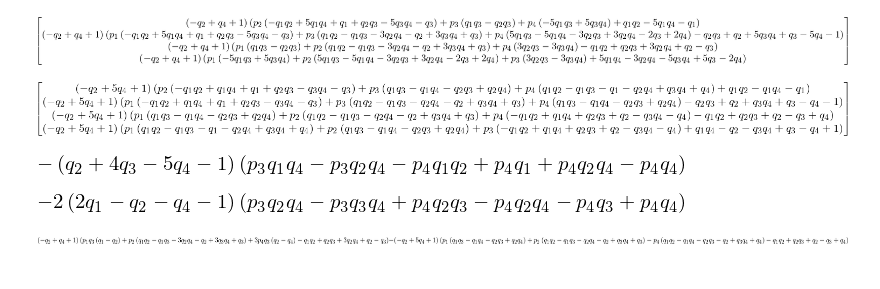
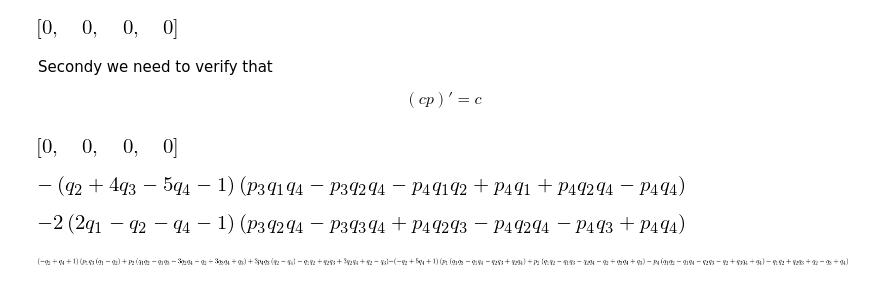
Before and after one commit to Nikoleta-v3/Memory-size-in-the-prisoners-dilemma, a Jupyter notebook: nbs/Derivative of quadratic forms.ipynb, the cells around one changed output. Drawn from its saved outputs; the diff is of its cells as text; code cells hidden in the pictures.

```diff
--- a/nbs/Derivative of quadratic forms.ipynb
+++ b/nbs/Derivative of quadratic forms.ipynb
@@ -26,0 +13,2 @@ q = (q_1, q_2, q_3, q_4)
+# %%
+ps =  np.array(p)
@@ -29,0 +31,14 @@ Q_den = opt_mo.mem_quadratic_denominator(q)
+# %%
+expr = np.dot(ps, Q.dot(ps.T)).simplify()
+# %%
+lhs = [sym.diff(expr, i).factor() for i in p]
+# %%
+rhs = sym.Matrix(np.dot(p, Q) * 2)
+# %%
+[(lhs[i] - rhs[i]).simplify() for i,_ in enumerate(p)]
+# %% [output]
+[figure, added]
+# %% [markdown]
+Secondy we need to verify that
+
+$$ (cp)' = c$$
@@ -29,0 +51,4 @@ Q_den = opt_mo.mem_quadratic_denominator(q)
+# %%
+[(lhs[i] - c[i]) for i, _ in enumerate(p)]
+# %% [output]
+[figure, added]
@@ -31,15 +59,8 @@ Q_den = opt_mo.mem_quadratic_denominator(q)
 rows = [i.simplify() for i in np.dot(p, Q)]
 # %%
 product = (np.dot(p, Q) + opt_mo.mem_linear_numerator(q)) * opt_mo.mem_constant_denominator(q)
-# %%
-sym.Matrix(product)
-# %% [output]
-[figure, removed]
 # %%
 product2 = (np.dot(p, Q_den) + opt_mo.mem_linear_denominator(q)) * opt_mo.mem_constant_numerator(q)
-sym.Matrix(product2)
-# %% [output]
-[figure, removed]
 # %%
 (product[0] - product2[0]).factor()
 # %% [output]
```
Also changed, not shown: parts of 10 cells of this notebook, 5 other files.
